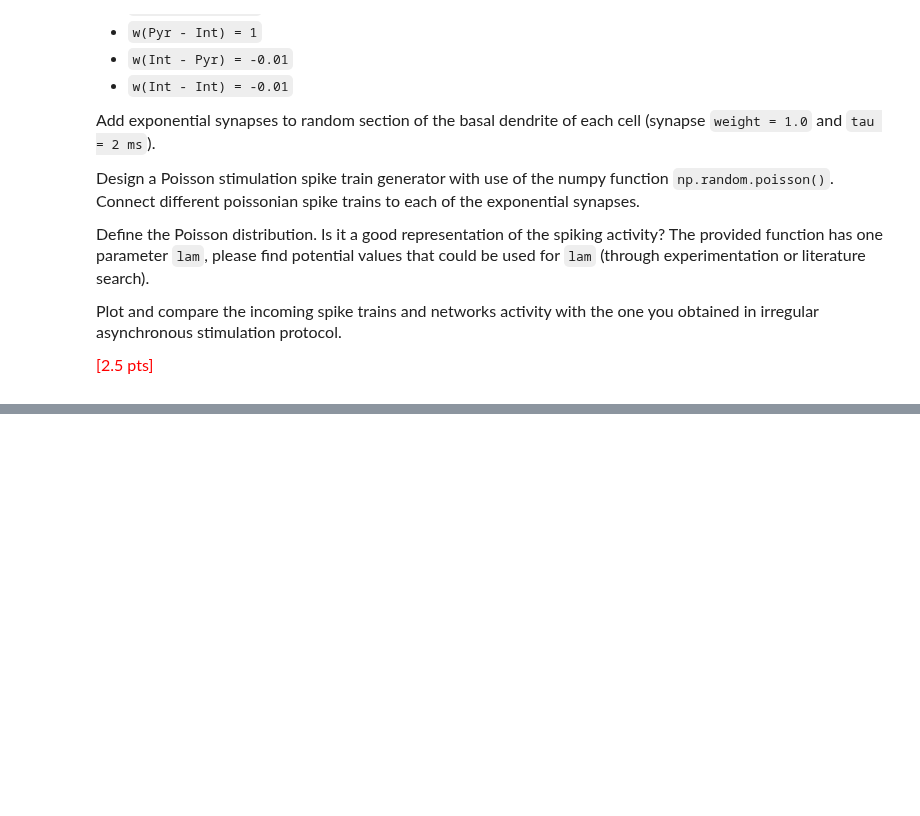
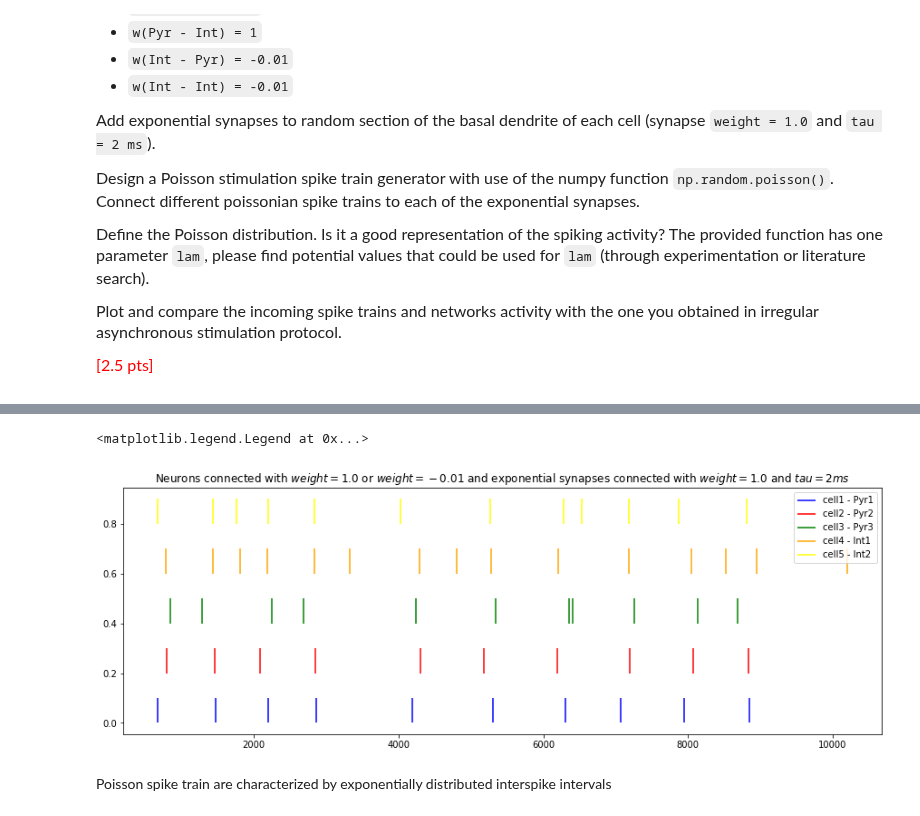
Before and after one commit to AlbrechtAlice/In-Silico-Neuroscience, a Jupyter notebook: Week10_HomeWork.ipynb, the cells around one changed output, grey strips where cells are left out. Saved outputs shown, nothing was run; the diff lists cells and outputs as text; code cells hidden in the pictures; blank space fills up the shorter version.

```diff
--- a/Week10_HomeWork.ipynb
+++ b/Week10_HomeWork.ipynb
@@ -1500,0 +1569,14 @@ h.continuerun(300);
+# %%
+plt.figure(figsize=(15, 5))
+plt.vlines(spikes1, ymin=0.0, ymax=0.1, color=colors[0], label="cell1 - Pyr1")
+plt.vlines(spikes2, ymin=0.2, ymax=0.3, color=colors[1], label="cell2 - Pyr2")
+plt.vlines(spikes3, ymin=0.4, ymax=0.5, color=colors[2], label="cell3 - Pyr3")
+plt.vlines(spikes4, ymin=0.6, ymax=0.7, color=colors[3], label="cell4 - Int1")
+plt.vlines(spikes5, ymin=0.8, ymax=0.9, color=colors[4], label="cell5 - Int2")
+plt.title("Neurons connected with $weight = 1.0$ or $weight = -0.01$ and exponential synapses connected with $weight = 1.0$ and $tau = 2 ms$")
+plt.legend()
+# %% [output]
+<matplotlib.legend.Legend at 0x...>
+[figure, added]
+# %% [markdown]
+Poisson spike train are characterized by exponentially distributed interspike intervals
```
Also changed, not shown: parts of 34 cells of this notebook, 1 other file.
